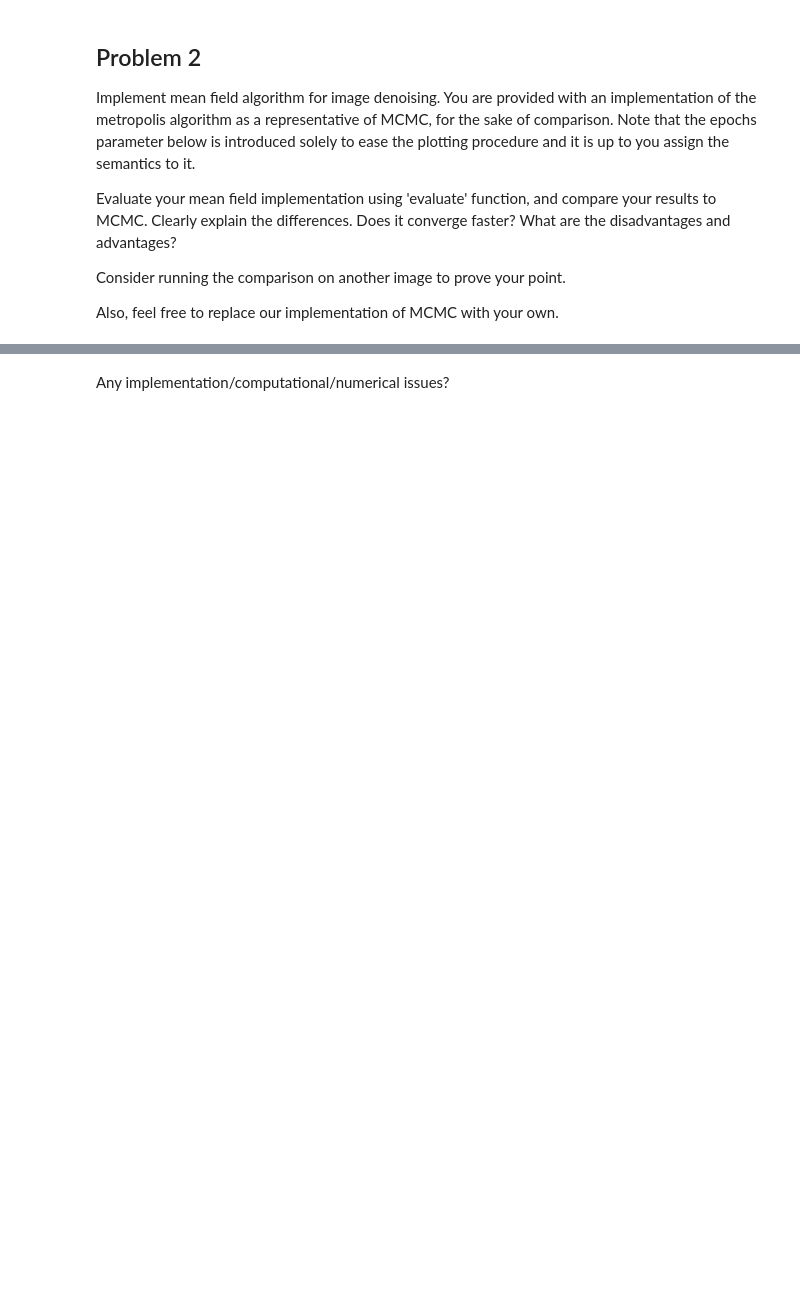
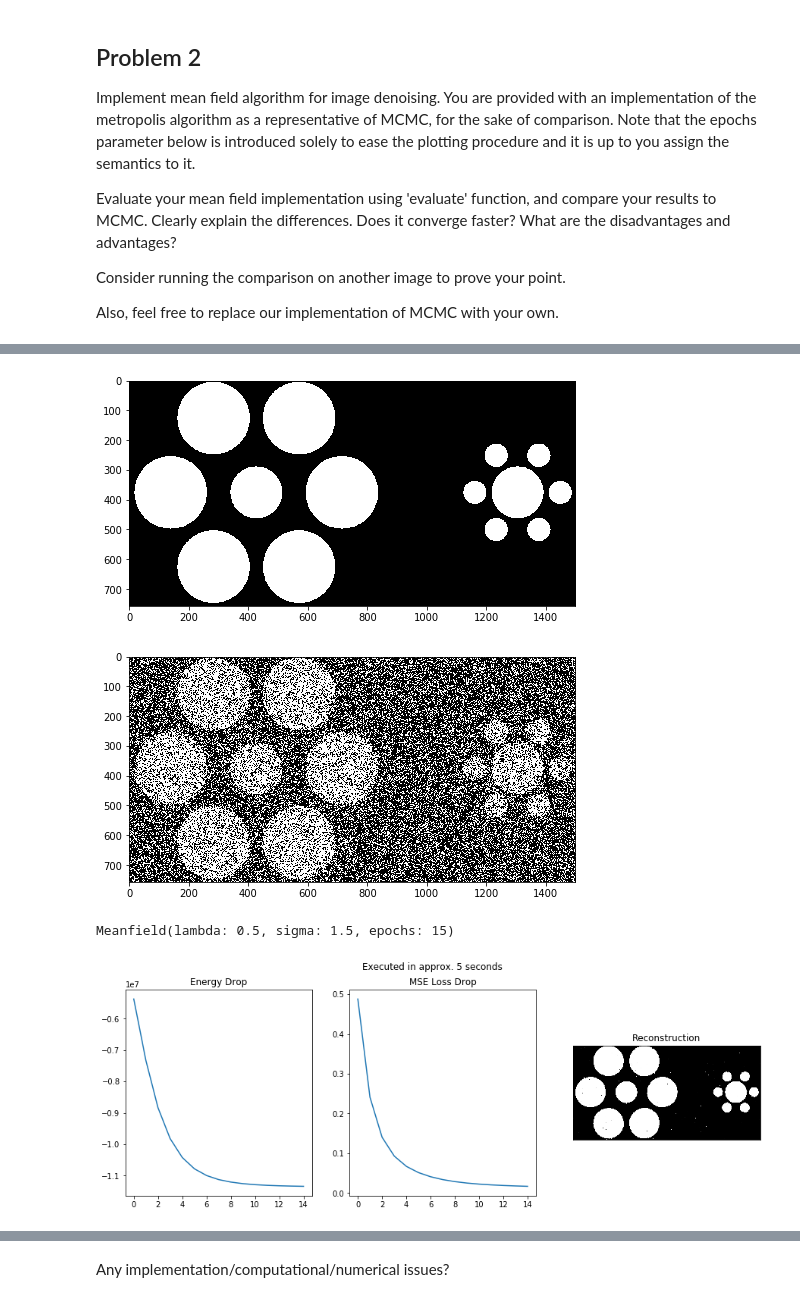
Before and after one commit to SimiPro/slt-exercises, a Jupyter notebook: slt-ce-7.ipynb, the cells around one changed output, grey strips where cells are left out. Cells and saved outputs as stored; diff of their text form; code cells hidden in the pictures; blank space fills up the shorter version.

```diff
--- a/slt-ce-7.ipynb
+++ b/slt-ce-7.ipynb
@@ -310,0 +343,24 @@ Compare and analyze performance:
+# %%
+IMG_CIRCLES = mpimg.imread("circles.png")#[:,:,0]/255
+IMG_CIRCLES[IMG_CIRCLES > 0.5] = 1
+IMG_CIRCLES[IMG_CIRCLES <= 0.5] = -1
+IMG_CIRCLES = IMG_CIRCLES[:,:,3]
+
+plt.figure(figsize=(8,8))
+plt.imshow(IMG_CIRCLES, cmap='gray')
+plt.show()
+
+# Fix random seed for reproducibility
+IMG_CIRCLES_NOISY = get_noisy_img(IMG_CIRCLES)
+
+plt.figure(figsize=(8,8))
+plt.imshow(IMG_CIRCLES_NOISY, cmap='gray')
+plt.show()
+
+# Evaluate your imlementation of the meanfield
+evaluate(meanfield, IMG_CIRCLES_NOISY, IMG_CIRCLES, 15)
+# %% [output]
+[figure, added]
+[figure, added]
+Meanfield(lambda: 0.5, sigma: 1.5, epochs: 15)
+[figure, added]
```
Also changed, not shown: parts of 26 cells of this notebook.
